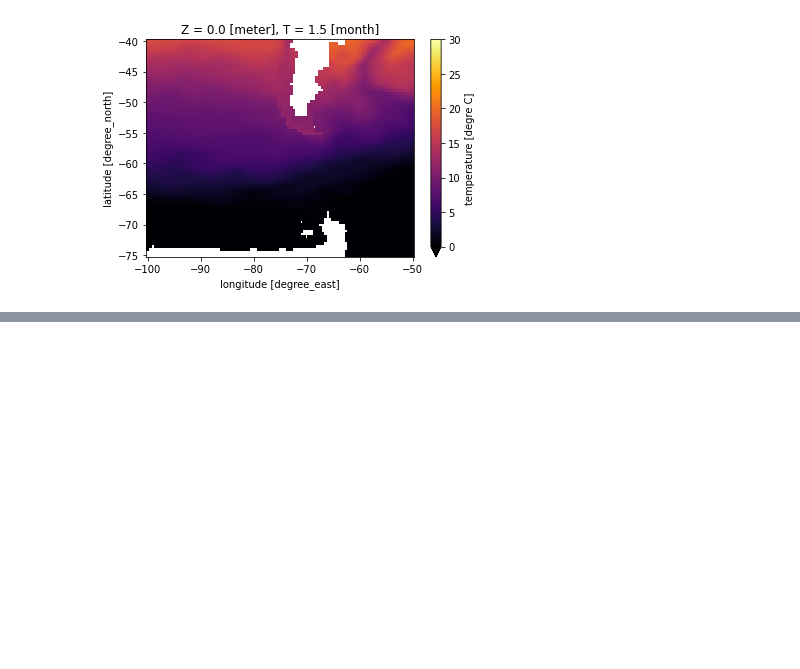
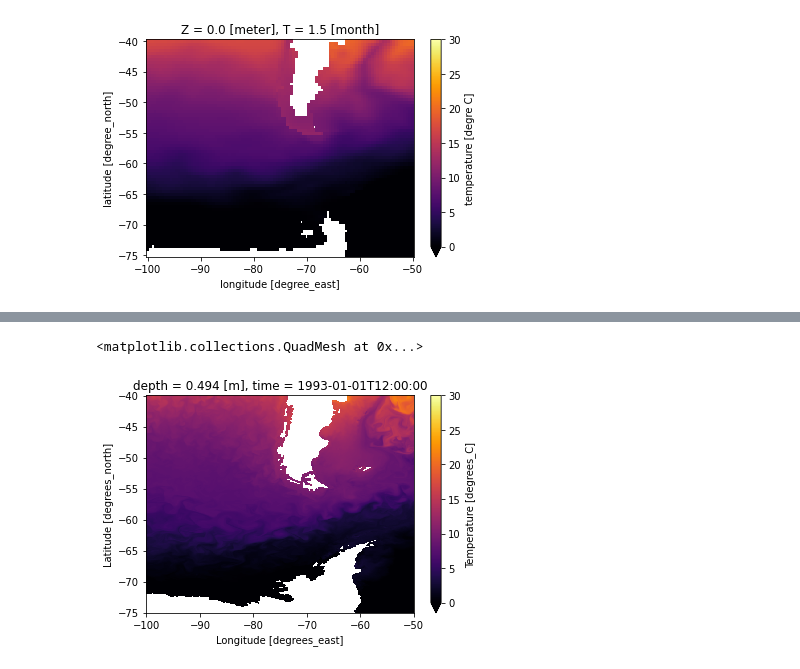
Before and after one commit to fecampos/examples, a Jupyter notebook: data_analysis_for_CARS2009.ipynb, the cells around one changed output, grey strips where cells are left out. Saved outputs shown, nothing was run; the diff lists cells and outputs as text; code cells hidden in the pictures; blank space fills up the shorter version.

```diff
--- a/data_analysis_for_CARS2009.ipynb
+++ b/data_analysis_for_CARS2009.ipynb
@@ -19,3 +25,7 @@ ds.temperature.sel(X=slice(-100,-50), Y=slice(-75,-40)).plot(vmin=0, vmax=30, cm
 # %% [output]
 <matplotlib.collections.QuadMesh at 0x...>
 [figure]
+# %%
+USERNAME = 'fcampos'
+DATASET_ID = 'cmems_mod_glo_phy_my_0.083_P1D-m'
+PASSWORD = getpass.getpass('Enter your password: ')
@@ -21,0 +34,29 @@ ds.temperature.sel(X=slice(-100,-50), Y=slice(-75,-40)).plot(vmin=0, vmax=30, cm
+# %%
+#! /usr/bin/env python3
+# -*- coding: utf-8 -*-
+__author__ = "Copernicus Marine User Support Team"
+__copyright__ = "(C) 2022 E.U. Copernicus Marine Service Information"
+__credits__ = ["E.U. Copernicus Marine Service Information"]
+__license__ = "MIT License - You must cite this source"
+__version__ = "202104"
+__maintainer__ = "D. Bazin, E. DiMedio, C. Giordan"
+__email__ = "servicedesk dot cmems at mercator hyphen ocean dot eu"
+
+def copernicusmarine_datastore(dataset, username, password):
+    from pydap.client import open_url
+    from pydap.cas.get_cookies import setup_session
+    cas_url = 'https://cmems-cas.cls.fr/cas/login'
+    session = setup_session(cas_url, username, password)
+    session.cookies.set("CASTGC", session.cookies.get_dict()['CASTGC'])
+    database = ['my', 'nrt']
+    url = f'https://{database[0]}.cmems-du.eu/thredds/dodsC/{dataset}'
+    try:
+        data_store = xr.backends.PydapDataStore(open_url(url, session=session, user_charset='utf-8')) # needs PyDAP >= v3.3.0 see https://github.com/pydap/pydap/pull/223/commits
+    except:
+        url = f'https://{database[1]}.cmems-du.eu/thredds/dodsC/{dataset}'
+        data_store = xr.backends.PydapDataStore(open_url(url, session=session, user_charset='utf-8')) # needs PyDAP >= v3.3.0 see https://github.com/pydap/pydap/pull/223/commits
+    return data_store
+# %%
+data_store = copernicusmarine_datastore(DATASET_ID, USERNAME, PASSWORD)
+ds = xr.open_dataset(data_store)
+ds
@@ -21,0 +81,6 @@ ds.temperature.sel(X=slice(-100,-50), Y=slice(-75,-40)).plot(vmin=0, vmax=30, cm
+# %%
+ds0 = ds.thetao.isel(depth=0, time=0)
+ds0.sel(longitude=slice(-100,-50), latitude=slice(-75,-40)).plot(vmin=0, vmax=30, cmap="inferno")
+# %% [output]
+<matplotlib.collections.QuadMesh at 0x...>
+[figure, added]
```
Also changed, not shown: parts of 3 cells of this notebook.
